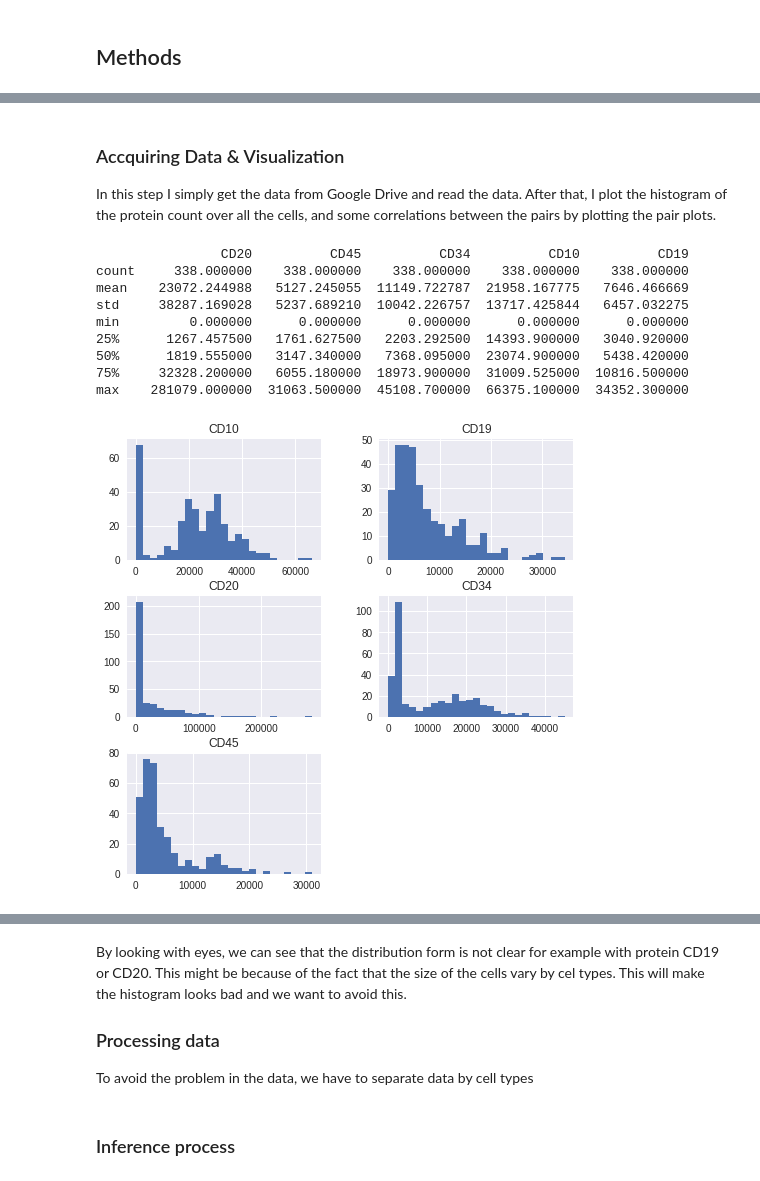
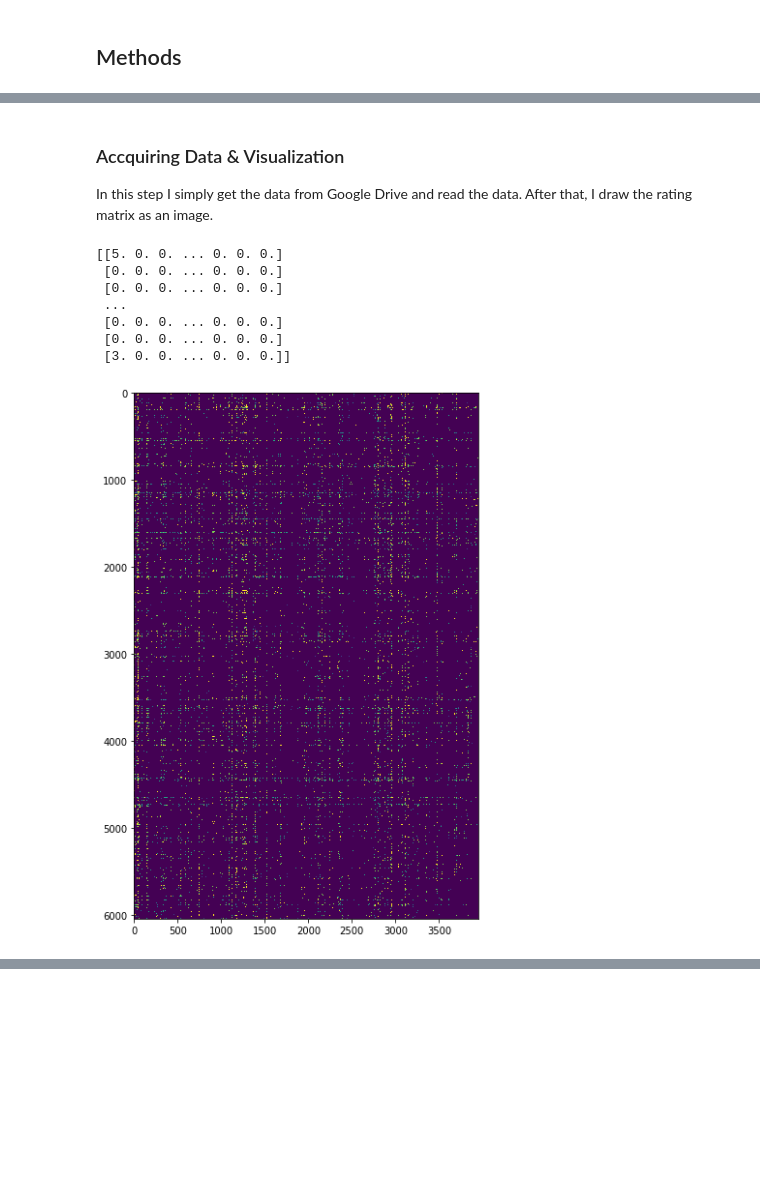
Before and after one commit to envil/plda-pmf, a Jupyter notebook: Viet_Ta_BAY2_ReportForm.ipynb, the cells around one changed output, grey strips where cells are left out. Drawn from its saved outputs; the diff is of its cells as text; code cells hidden in the pictures; blank space fills up the shorter version.

```diff
--- a/Viet_Ta_BAY2_ReportForm.ipynb
+++ b/Viet_Ta_BAY2_ReportForm.ipynb
@@ -126,41 +87,60 @@ _ = plt.title("Y")
 # %% [markdown]
 ### Accquiring Data & Visualization
 In this step I simply get the data from Google Drive and read the data.
-After that, I plot the histogram of the protein count over all the cells, and some correlations between the pairs by plotting the pair plots.
+After that, I draw the rating matrix as an image.
 # %%
-from numpy import genfromtxt
-import seaborn as sns
-import scipy as sp
+import tensorflow as tf
+import tensorflow_probability as tfp
+import numpy as np
+import matplotlib.pyplot as plt
+
+from tensorflow_probability import edward2 as ed
+tfd = tfp.distributions
 
 from pydrive.auth import GoogleAuth
 from pydrive.drive import GoogleDrive
 from google.colab import auth
 from oauth2client.client import GoogleCredentials
 
-import pandas as pd
+N = 6040  # number of users
+M = 3952  # number of movies
+D = 10  # Latent factors
+stddv_datapoints = 0.2
 
 # 1. Authenticate and create the PyDrive client.
 auth.authenticate_user()
 gauth = GoogleAuth()
 gauth.credentials = GoogleCredentials.get_application_default()
 drive = GoogleDrive(gauth)
 # 2. Load a file by ID and print its contents.
-downloaded = drive.CreateFile({'id': "1Cqc71ootZFdE1xyDH5OlD5pIpWchfF84"})
-downloaded.GetContentFile('protein.csv')
+downloaded = drive.CreateFile({'id': "1VsenGA-cV1ZIHh4ot9gufBKu-gnXZIf6"})
+downloaded.GetContentFile('ratings.dat')
 
-protein = pd.read_csv('protein.csv', sep=",")
-print(protein.describe())
 
-_ = protein.hist(figsize=(8, 8), bins=25)
-_ = sns.pairplot(protein)
+def read_data():
+    data = np.zeros((N, M))
+    f = open("ratings.dat", "r")
+    lines = f.readlines()
+
+    for line in lines:
+        user, movie, rating, *_ = list(map(int, line.split("::")))
+        data[user - 1, movie - 1] = rating
+
+    return data
+
+
+data = read_data()
+print(data)
+
+plt.figure(figsize=(20,10))
+plt.imshow(data, vmin=np.min(data), vmax=np.max(data))
+plt.show()
 # %% [output]
-                CD20          CD45          CD34          CD10          CD19
-count     338.000000    338.000000    338.000000    338.000000    338.000000
-mean    23072.244988   5127.245055  11149.722787  21958.167775   7646.466669
-std     38287.169028   5237.689210  10042.226757  13717.425844   6457.032275
-min         0.000000      0.000000      0.000000      0.000000      0.000000
-25%      1267.457500   1761.627500   2203.292500  14393.900000   3040.920000
-50%      1819.555000   3147.340000   7368.095000  23074.900000   5438.420000
-75%     32328.200000   6055.180000  18973.900000  31009.525000  10816.500000
-max    281079.000000  31063.500000  45108.700000  66375.100000  34352.300000
+[[5. 0. 0. ... 0. 0. 0.]
+ [0. 0. 0. ... 0. 0. 0.]
+ [0. 0. 0. ... 0. 0. 0.]
+ ...
+ [0. 0. 0. ... 0. 0. 0.]
+ [0. 0. 0. ... 0. 0. 0.]
+ [3. 0. 0. ... 0. 0. 0.]]
-[figure, old version]
+[figure, new version]
@@ -168,4 +146,0 @@ max    281079.000000  31063.500000  45108.700000  66375.100000  34352.300000
-# %% [markdown]
-By looking with eyes, we can see that the distribution form is not clear for example with protein CD19 or CD20. This might be because of the fact that the size of the cells vary by cel types. This will make the histogram looks bad and we want to avoid this.
-### Processing data
-To avoid the problem in the data, we have to separate data by cell types
@@ -179,2 +146,0 @@ protein['CellType'] = protein.apply(name_cell, axis=1)
-# %% [markdown]
-### Inference process
```
Also changed, not shown: parts of 26 cells of this notebook.
